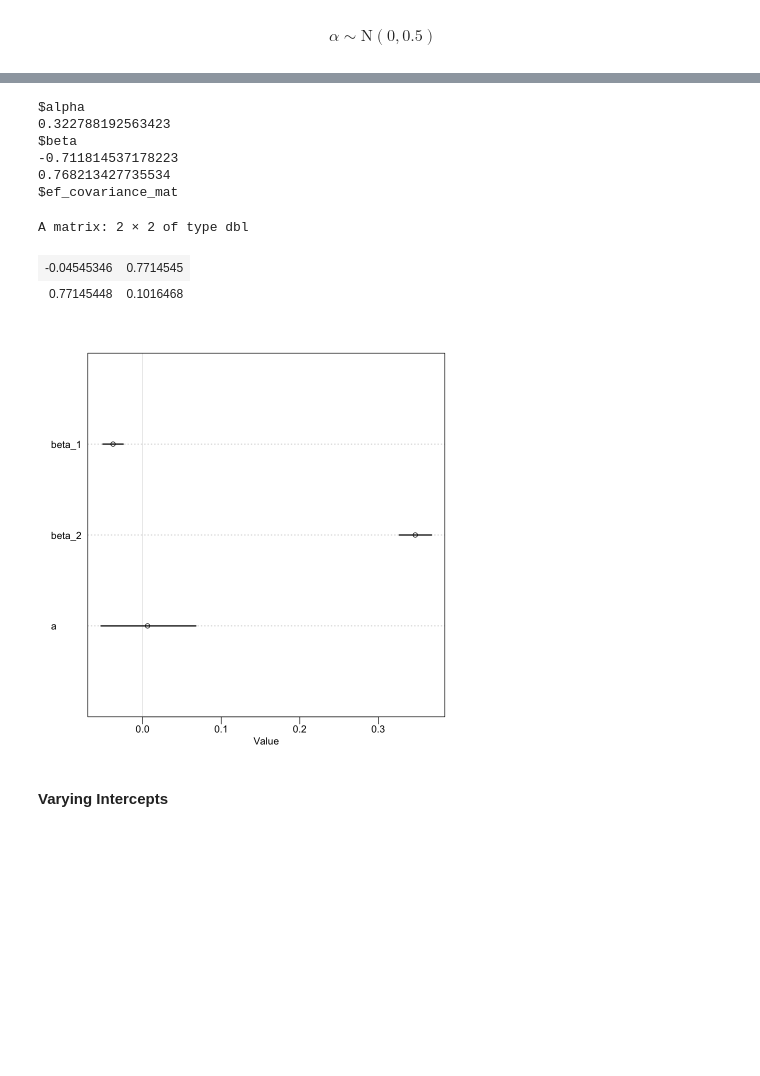
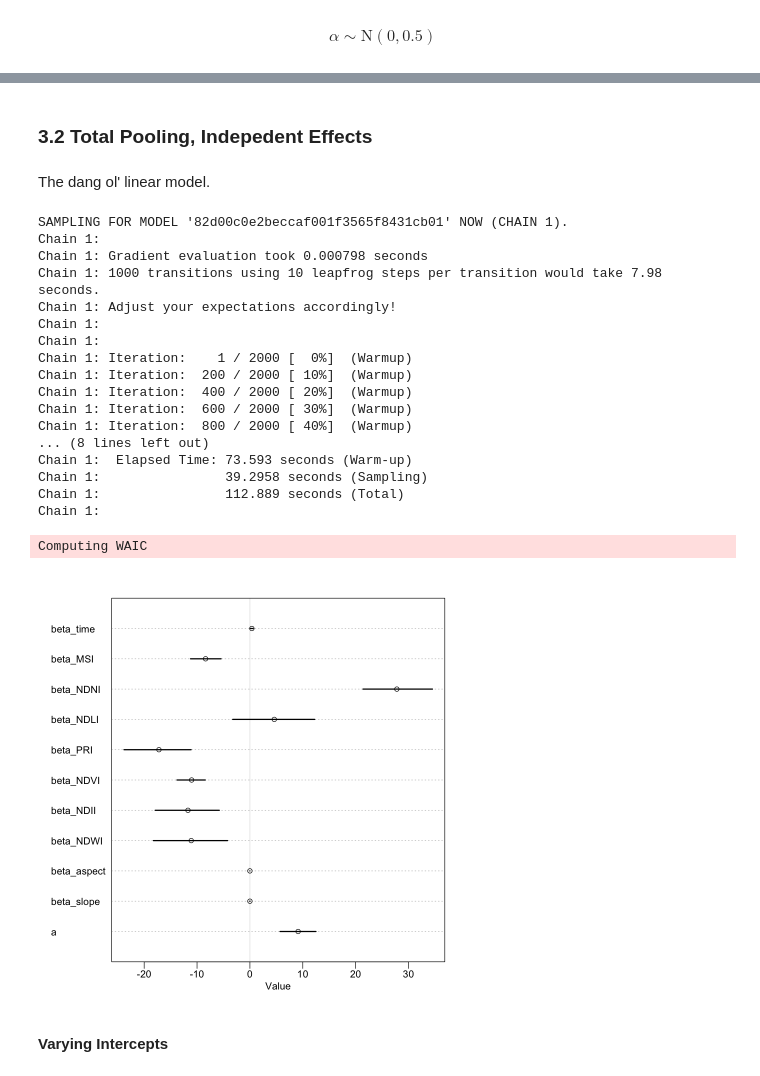
Before and after one commit to gottacatchenall/niwot_sdm_kernel, a Jupyter notebook: NiwotSDMs.ipynb, the cells around one changed output, grey strips where cells are left out. Cells and saved outputs as stored; diff of their text form; code cells hidden in the pictures; blank space fills up the shorter version.

```diff
--- a/NiwotSDMs.ipynb
+++ b/NiwotSDMs.ipynb
@@ -45,0 +67,5 @@ source('./src/simulate_data.R')
+# %%
+presence_absence_data = read.csv('./data.csv')
+presence_absence_data$time = presence_absence_data$year - 2016
+precis(presence_absence_data)
+n_plots =  length(unique(presence_absence_data$plot))
@@ -129,0 +189,3 @@ List of 3
+# %%
+model3.1_posterior$p = exp(model3.1_posterior$a) / (exp(model3.1_posterior$a) + 1)
+model3.1_posterior$sigma = n_plots * model3.1_posterior$p * (1-model3.1_posterior$p)
@@ -130,17 +230,60 @@ List of 3
+# %% [markdown]
+### 3.2 Total Pooling, Indepedent Effects
+# %% [markdown]
+The dang ol' linear model.
+# %%
+model3.2 = map2stan(
+    # model definition
+    alist(
+        PA ~ dbinom(1, p),
+        logit(p) <- a
+                    + beta_time*time
+                    + beta_MSI*MSI
+                    + beta_NDNI*NDNI
+                    + beta_NDLI*NDLI
+                    + beta_PRI*PRI
+                    + beta_NDVI*NDVI
+                    + beta_NDII*NDII
+                    + beta_NDWI*NDWI,
+                    + beta_aspect*aspect,
+                    + beta_slope*slope,
+        beta_time ~ dnorm(0,5),
+        beta_MSI ~ dnorm(0,5),
+        beta_NDNI ~ dnorm(0,5),
+        beta_NDLI ~ dnorm(0,5),
+        beta_PRI ~ dnorm(0,5),
+        beta_NDVI ~ dnorm(0,5),
+        beta_NDII ~ dnorm(0,5),
+        beta_NDWI ~ dnorm(0,5),
+        beta_aspect ~ dnorm(0,5)
+        beta_slope ~ dnorm(0,5),
+        a ~ dnorm( 0, 5 )
+    ),
+    data=na.omit(presence_absence_data))
+post = extract.samples(model3.2)
+# %% [output]
+SAMPLING FOR MODEL '82d00c0e2beccaf001f3565f8431cb01' NOW (CHAIN 1).
+Chain 1:
+Chain 1: Gradient evaluation took 0.000798 seconds
+Chain 1: 1000 transitions using 10 leapfrog steps per transition would take 7.98 seconds.
+Chain 1: Adjust your expectations accordingly!
+Chain 1:
+Chain 1:
+Chain 1: Iteration:    1 / 2000 [  0%]  (Warmup)
+Chain 1: Iteration:  200 / 2000 [ 10%]  (Warmup)
+Chain 1: Iteration:  400 / 2000 [ 20%]  (Warmup)
+Chain 1: Iteration:  600 / 2000 [ 30%]  (Warmup)
+Chain 1: Iteration:  800 / 2000 [ 40%]  (Warmup)
+... (8 lines left out)
+Chain 1:  Elapsed Time: 73.593 seconds (Warm-up)
+Chain 1:                39.2958 seconds (Sampling)
+Chain 1:                112.889 seconds (Total)
+Chain 1:
+Computing WAIC
 # %%
-fake_data$true_values
-plot(precis(total_pooling,depth=2)) # also plot
+plot(precis(model3.2,depth=2)) # also plot
 # %% [output]
-$alpha
-0.322788192563423
-$beta
--0.711814537178223
-0.768213427735534
-$ef_covariance_mat
-A matrix: 2 × 2 of type dbl
-| -0.04545346 | 0.7714545 |
-| 0.77145448 | 0.1016468 |
-[figure, old version]
+[figure, new version]
 # %% [markdown]
 #### Varying Intercepts
 # %%
```
Also changed, not shown: parts of 46 cells of this notebook, 2 other files.
